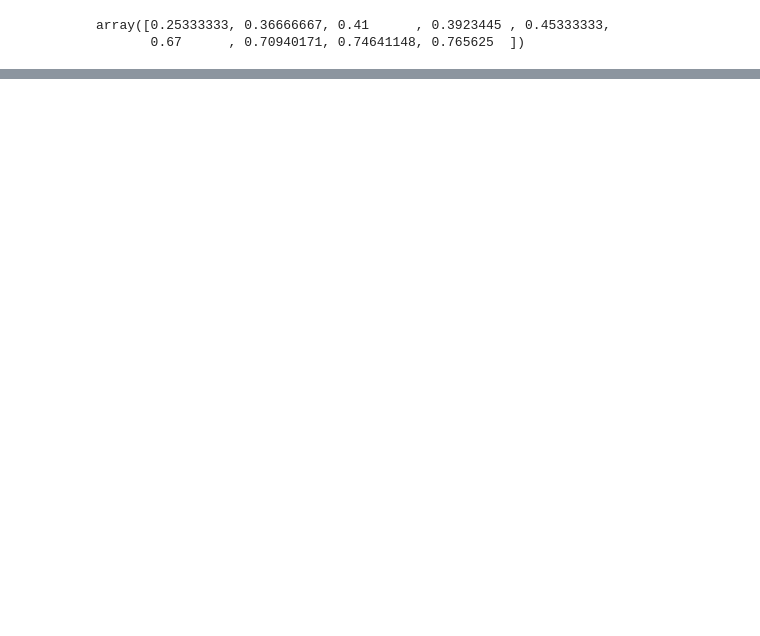
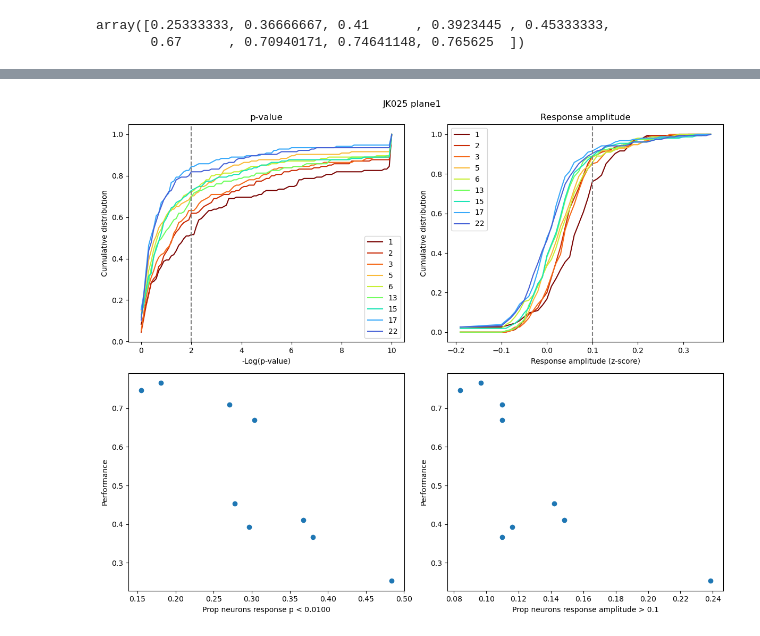
Before and after one commit to jkim0731/Neural-stretching-in-vS1, a Jupyter notebook: 230108_combine_neuronal_activity_with_dataset.ipynb, the cells around one changed output, grey strips where cells are left out. Drawn from its saved outputs; the diff is of its cells as text; code cells hidden in the pictures; blank space fills up the shorter version.

```diff
--- a/230108_combine_neuronal_activity_with_dataset.ipynb
+++ b/230108_combine_neuronal_activity_with_dataset.ipynb
@@ -175,7 +201,7 @@ def calculate_correct_rate(wb_df):
 # Response amplitue (in terms of z-score)
 # Divided by the total # of touches within the window
 # Responsiveness, tested by t-test to the values before pole up (up until the first pole moving or pole up frame, whichever is faster)
-emi = 0
+emi = 2
 plane = 1
 
 mouse = expert_mice[emi]
@@ -188,7 +214,7 @@ plane_dir = h5_dir / f'{mouse:03d}' / f'plane_{plane}'
 sts_reg = np.load(plane_dir / f'JK{mouse:03d}_plane{plane}_session_to_session_registration.npy', allow_pickle=True).item()
 session_nums = sts_reg['selected_session_num']
 
-si = 0
+si = 9
 session_num = session_nums[si]
 session_plane_info = f'JK{mouse:03d} S{session_num:02d} plane{plane}'
 
@@ -675,0 +748,77 @@ ax.imshow(p_pre_answer)
+# %%
+# Distribution of touch-responsive neurons across training
+# Not following up the same cells, just population distribution per session
+import matplotlib as mpl
+cmap = mpl.cm.get_cmap('turbo')
+task_performance = tr_crude.correct_rate.values
+target_logp_value = 2
+target_response = 0.1
+
+num_roi = tr_crude.num_roi.values[0]
+session_nums = tr_crude.session.values
+num_sessions = len(session_nums)
+p_pre_answer = []
+for ppa in tr_crude.p_pre_answer.values:
+    if len(p_pre_answer) == 0:
+        p_pre_answer = -np.log10(ppa)
+    else:
+        p_pre_answer = np.vstack((p_pre_answer, -np.log10(ppa)))
+p_bins = [*np.round(np.arange(0,10.1,0.1),2), 10**3]
+p_pre_answer_cumdist = []
+for i in range(num_sessions):
+    cumdist = np.cumsum(np.histogram(p_pre_answer[i,:], bins=p_bins)[0]/num_roi)
+    if len(p_pre_answer_cumdist) == 0:
+        p_pre_answer_cumdist = cumdist.copy()
+    else:
+        p_pre_answer_cumdist = np.vstack((p_pre_answer_cumdist, cumdist))
+
+effect_pre_answer = []
+for epa in tr_crude.effect_size_pre_answer.values:
+    if len(effect_pre_answer) == 0:
+        effect_pre_answer = epa.copy()
+    else:
+        effect_pre_answer = np.vstack((effect_pre_answer, epa))
+min_effect = np.amin(effect_pre_answer)
+max_effect = np.amax(effect_pre_answer)
+e_bins = [min_effect, *np.round(np.arange(-0.1,max_effect+0.01,0.01),2)]
+e_pre_answer_cumdist = []
+for i in range(num_sessions):
+    cumdist = np.cumsum(np.histogram(effect_pre_answer[i,:], bins=e_bins)[0]/num_roi)
+    if len(e_pre_answer_cumdist) == 0:
+        e_pre_answer_cumdist = cumdist.copy()
+    else:
+        e_pre_answer_cumdist = np.vstack((e_pre_answer_cumdist, cumdist))
+
+fig, ax = plt.subplots(2,2,figsize=(12,10))
+for i in range(num_sessions):
+    color_val = (1-i/num_sessions)
+    # ax[0].plot(p_bins[:-1], p_pre_answer_cumdist[i], color= np.array([1,1,1]) - np.array([*cmap(color_val)])[:-1], label=f'{session_nums[i]}')
+    ax[0,0].plot(p_bins[:-1], p_pre_answer_cumdist[i], color= cmap(color_val), label=f'{session_nums[i]}')
+ax[0,0].legend()
+ax[0,0].set_xlabel('-Log(p-value)')
+ax[0,0].set_ylabel('Cumulative distribution')
+ax[0,0].set_title('p-value')
+ax[0,0].axvline(2, color=[0.5, 0.5, 0.5], linestyle='--')
+
+for i in range(num_sessions):
+    color_val = (1-i/num_sessions)
+    ax[0,1].plot(e_bins[:-1], e_pre_answer_cumdist[i], color= cmap(color_val), label=f'{session_nums[i]}')
+ax[0,1].axvline(0.1, color=[0.5,0.5,0.5], linestyle='--')
+ax[0,1].legend()
+ax[0,1].set_xlabel('Response amplitude (z-score)')
+ax[0,1].set_ylabel('Cumulative distribution')
+ax[0,1].set_title('Response amplitude')
+
+fig.suptitle(f'JK{mouse:03d} plane{plane}')
+
+ax[1,0].scatter(1-p_pre_answer_cumdist[:,np.argmin(np.abs(np.array(p_bins)-target_logp_value))], task_performance)
+ax[1,0].set_ylabel('Performance')
+ax[1,0].set_xlabel(f'Prop neurons response p < {10**(-target_logp_value):.4f}')
+
+ax[1,1].scatter(1-e_pre_answer_cumdist[:,np.argmin(np.abs(np.array(e_bins)-target_response))], task_performance)
+ax[1,1].set_ylabel('Performance')
+ax[1,1].set_xlabel(f'Prop neurons response amplitude > {target_response}')
+
+fig.tight_layout()
+# %% [output]
+[figure, added]
```
Also changed, not shown: parts of 42 cells of this notebook, 1 other file.
